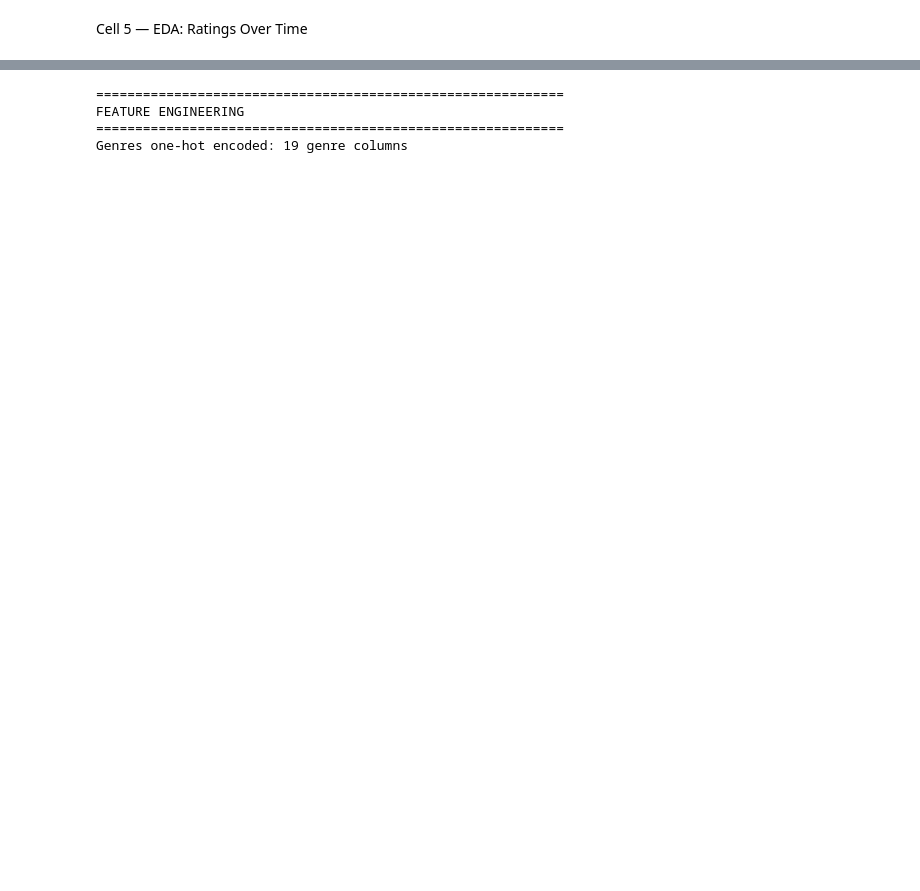
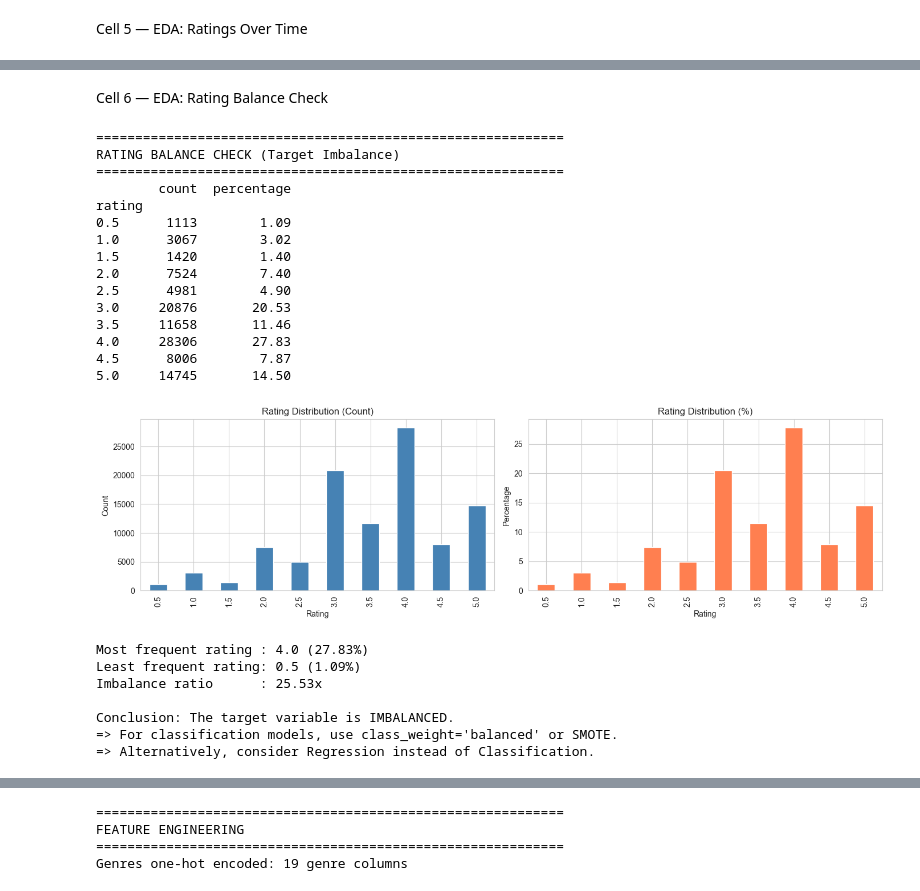
Before and after one commit to malakbzd/Movie-recommendation-system, a Jupyter notebook: Backend/notebooks/02_eda.ipynb, the cells around one changed output, grey strips where cells are left out. Cells and saved outputs as stored; diff of their text form; code cells hidden in the pictures; blank space fills up the shorter version.

```diff
--- a/Backend/notebooks/02_eda.ipynb
+++ b/Backend/notebooks/02_eda.ipynb
@@ -85,0 +86,66 @@ plt.show()
+# %% [markdown]
+Cell 6  — EDA: Rating Balance Check
+# %%
+print("\n" + "=" * 60)
+print("RATING BALANCE CHECK (Target Imbalance)")
+print("=" * 60)
+
+# Count and percentage per rating value
+balance = (
+    ratings['rating']
+    .value_counts()
+    .sort_index()
+    .to_frame(name='count')
+)
+balance['percentage'] = (balance['count'] / len(ratings) * 100).round(2)
+print(balance)
+
+# Visualization
+fig, axes = plt.subplots(1, 2, figsize=(14, 4))
+
+balance['count'].plot(kind='bar', ax=axes[0], color='steelblue')
+axes[0].set_title('Rating Distribution (Count)')
+axes[0].set_xlabel('Rating')
+axes[0].set_ylabel('Count')
+
+balance['percentage'].plot(kind='bar', ax=axes[1], color='coral')
+axes[1].set_title('Rating Distribution (%)')
+axes[1].set_xlabel('Rating')
+axes[1].set_ylabel('Percentage')
+
+plt.tight_layout()
+plt.show()
+
+# Balance ratio
+max_pct = balance['percentage'].max()
+min_pct = balance['percentage'].min()
+print(f"\nMost frequent rating : {balance['percentage'].idxmax()} ({max_pct}%)")
+print(f"Least frequent rating: {balance['percentage'].idxmin()} ({min_pct}%)")
+print(f"Imbalance ratio      : {max_pct / min_pct:.2f}x")
+print("\nConclusion: The target variable is IMBALANCED.")
+print("=> For classification models, use class_weight='balanced' or SMOTE.")
+print("=> Alternatively, consider Regression instead of Classification.")
+# %% [output]
+============================================================
+RATING BALANCE CHECK (Target Imbalance)
+============================================================
+        count  percentage
+rating
+0.5      1113        1.09
+1.0      3067        3.02
+1.5      1420        1.40
+2.0      7524        7.40
+2.5      4981        4.90
+3.0     20876       20.53
+3.5     11658       11.46
+4.0     28306       27.83
+4.5      8006        7.87
+5.0     14745       14.50
+[figure, added]
+Most frequent rating : 4.0 (27.83%)
+Least frequent rating: 0.5 (1.09%)
+Imbalance ratio      : 25.53x
+
+Conclusion: The target variable is IMBALANCED.
+=> For classification models, use class_weight='balanced' or SMOTE.
+=> Alternatively, consider Regression instead of Classification.
```
Also changed, not shown: parts of 23 cells of this notebook, 2 other files.
